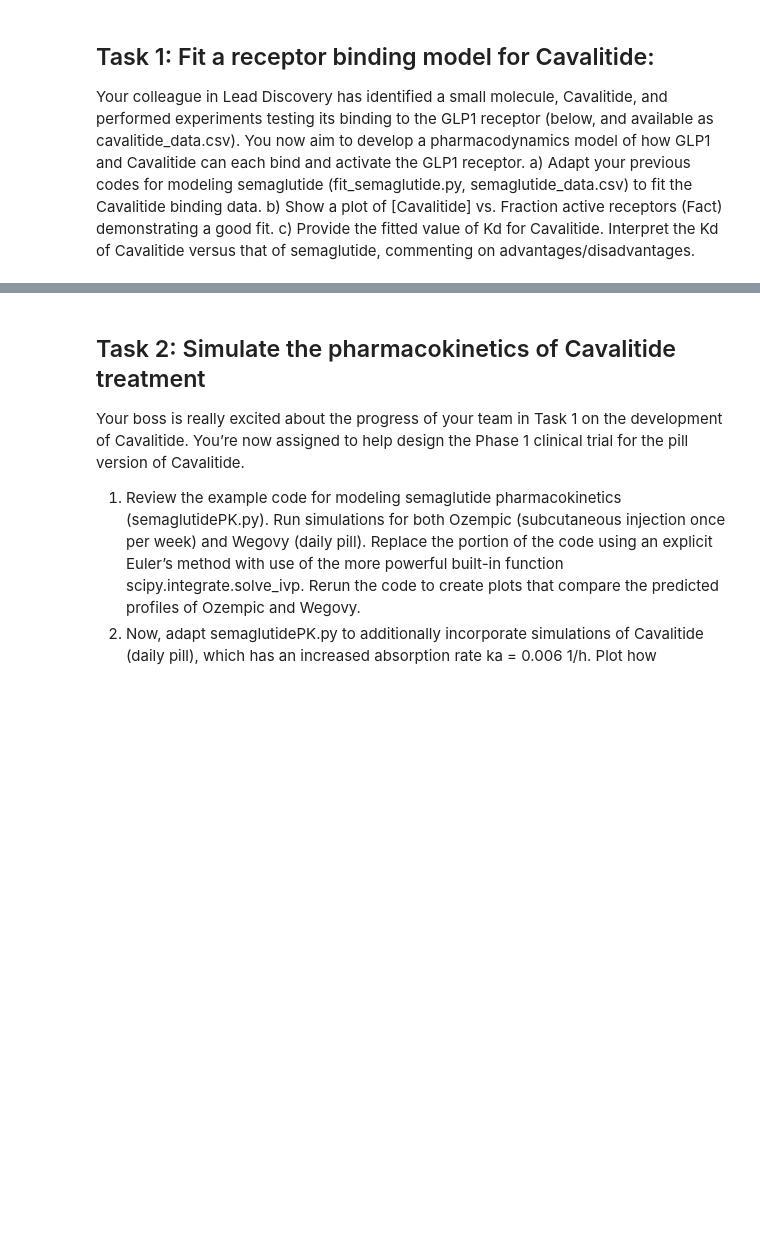
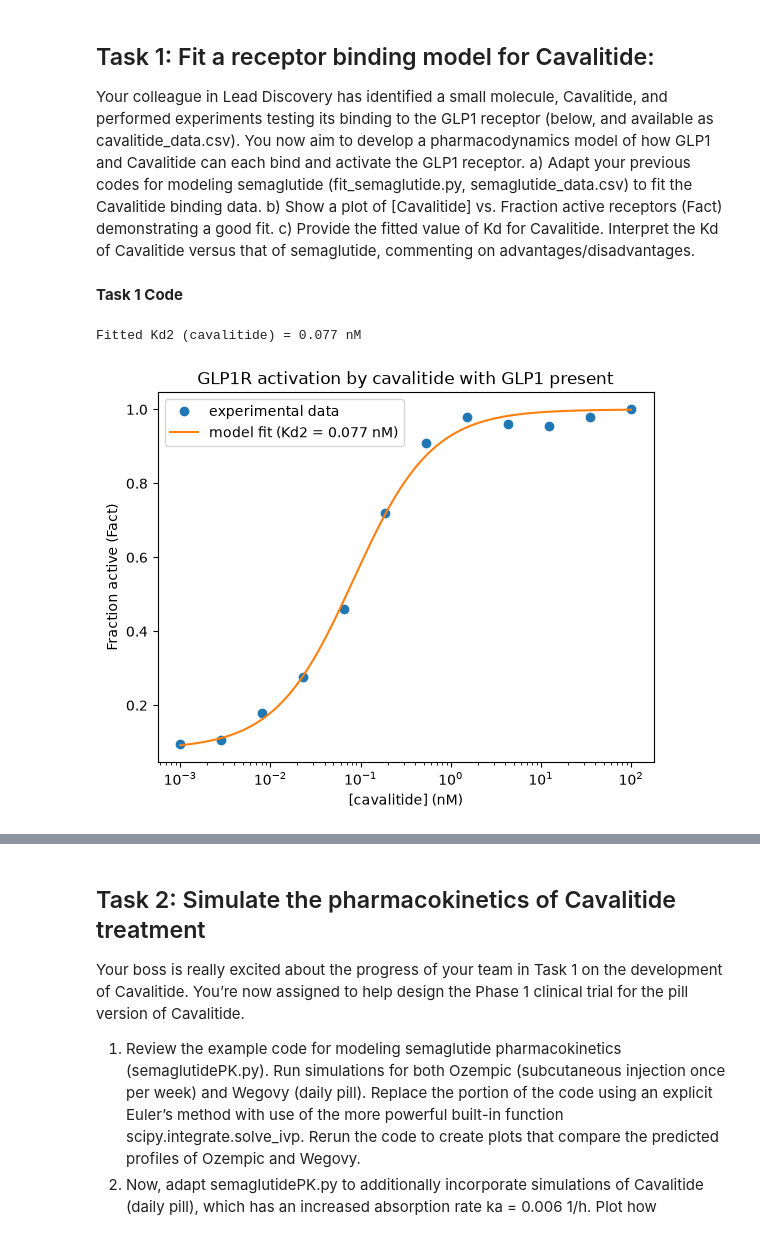
Before and after one commit to ashlee171/BME2315_Module3, a Jupyter notebook: Module3_Project_Template.ipynb, the cells around one changed output, grey strips where cells are left out. Drawn from its saved outputs; the diff is of its cells as text; code cells hidden in the pictures; blank space fills up the shorter version.

Commit message:
Task 1, 1/2 of Task 2

```diff
--- a/Module3_Project_Template.ipynb
+++ b/Module3_Project_Template.ipynb
@@ -39,3 +39,40 @@ Your colleague in Lead Discovery has identified a small molecule, Cavalitide, an
 a)	Adapt your previous codes for modeling semaglutide (fit_semaglutide.py, semaglutide_data.csv) to fit the Cavalitide binding data.
 b)	Show a plot of [Cavalitide] vs. Fraction active receptors (Fact) demonstrating a good fit.
 c)	Provide the fitted value of Kd for Cavalitide. Interpret the Kd of Cavalitide versus that of semaglutide, commenting on advantages/disadvantages.
+# %% [markdown]
+**Task 1 Code**
+# %%
+# Task 1: adapted from fit_semaglutide_GLP1R.py
+import numpy as np
+import matplotlib.pyplot as plt
+from scipy.optimize import curve_fit
+
+def Fact(L1, L2, Kd1, Kd2):
+    """Fractional receptor activation with two agonists L1 and L2"""
+    return (Kd2*L1 + Kd1*L2) / (Kd1*Kd2 + Kd2*L1 + Kd1*L2)
+
+# Parameters [nM]
+Kd1 = 0.17    # L1, GLP1
+L1 = 0.015    # [nM] GLP1 (fasting)
+
+# Load the data
+data = np.loadtxt("cavalitide_data.csv", delimiter=",", skiprows=1)
+L2_loaded, Fact_loaded = data[:, 0], data[:, 1]
+
+# Fit Kd2 (cavalitide) with curve_fit
+popt, pcov = curve_fit(lambda L2, Kd2: Fact(L1, L2, Kd1, Kd2),
+                       L2_loaded, Fact_loaded, p0=[0.1], bounds=(0, np.inf))
+Kd2_fit = popt[0]
+print(f"Fitted Kd2 (cavalitide) = {Kd2_fit:.3f} nM")
+
+L2 = np.logspace(-3, 2, 500)  # [nM] cavalitide
+plt.semilogx(L2_loaded, Fact_loaded, "o", label="experimental data")
+plt.semilogx(L2, Fact(L1, L2, Kd1, Kd2_fit), label=f"model fit (Kd2 = {Kd2_fit:.3f} nM)")
+plt.xlabel("[cavalitide] (nM)")
+plt.ylabel("Fraction active (Fact)")
+plt.title("GLP1R activation by cavalitide with GLP1 present")
+plt.legend()
+plt.show()
+# %% [output]
+Fitted Kd2 (cavalitide) = 0.077 nM
+[figure, added]
```
Also changed, not shown: parts of 3 cells of this notebook, 3 other files.
